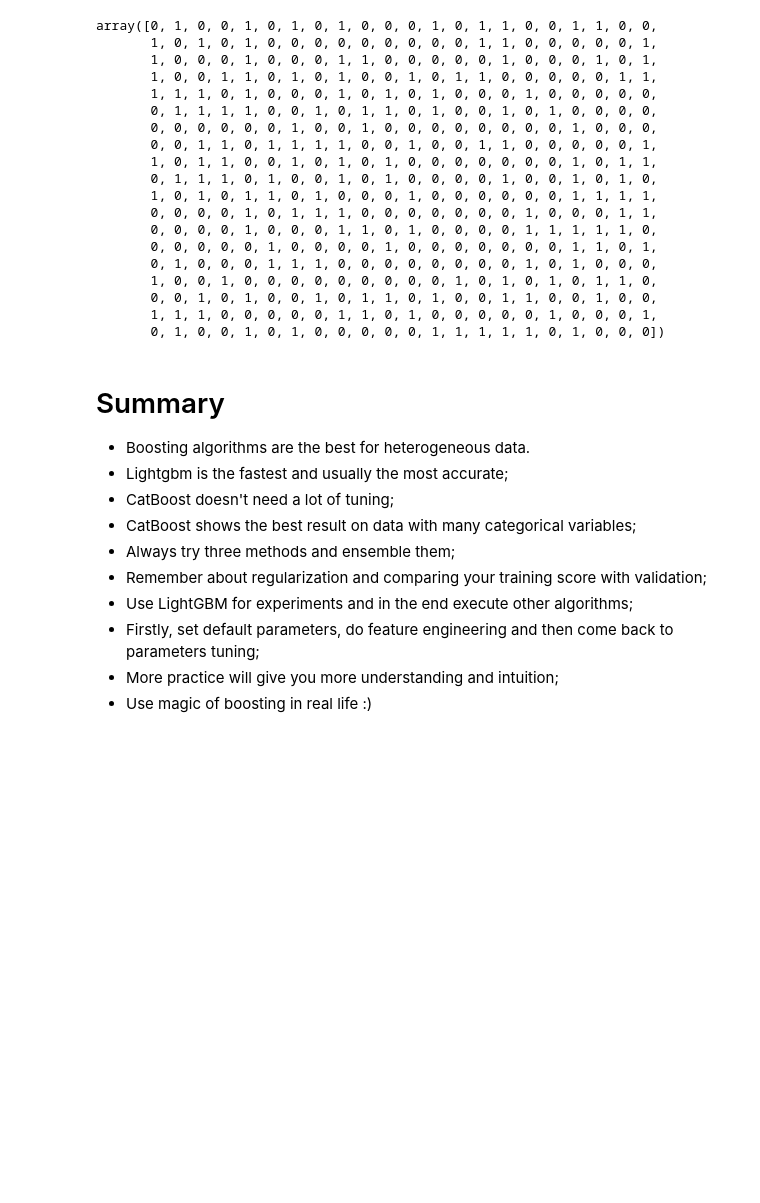
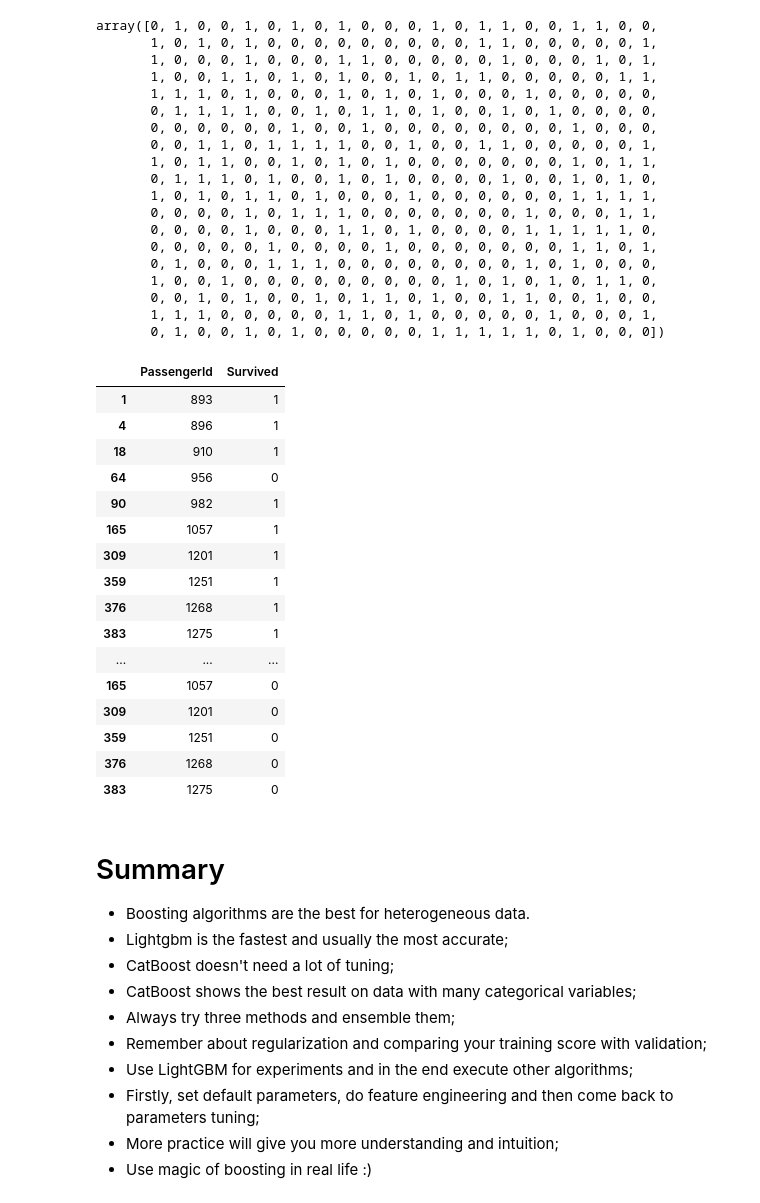
Before and after one commit to varrek/prjct_ml, a Jupyter notebook: hw8_boosting.ipynb, the cells around one changed output. Saved outputs shown, nothing was run; the diff lists cells and outputs as text; code cells hidden in the pictures; blank space fills up the shorter version.

```diff
--- a/hw8_boosting.ipynb
+++ b/hw8_boosting.ipynb
@@ -885,7 +873,7 @@ result.loc[result["test-Accuracy-mean"] == result["test-Accuracy-mean"].max()]
 | 12 | 12 | 0.816817 | 0.01448 | 0.865616 | 0.005201 | ... |
 | 13 | 13 | 0.816817 | 0.01448 | 0.866366 | 0.003440 | ... |
 # %%
-parameters['iterations'] = 54
+parameters['iterations'] = 20
 clf = ctb.CatBoostClassifier(**parameters)
 # %%
 clf.fit(X_train, y_train,
@@ -969,6 +957,28 @@ array([0, 1, 0, 0, 1, 0, 1, 0, 1, 0, 0, 0, 1, 0, 1, 1, 0, 0, 1, 1, 0, 0,
        0, 0, 1, 0, 1, 0, 0, 1, 0, 1, 1, 0, 1, 0, 0, 1, 1, 0, 0, 1, 0, 0,
        1, 1, 1, 0, 0, 0, 0, 0, 1, 1, 0, 1, 0, 0, 0, 0, 0, 1, 0, 0, 0, 1,
        0, 1, 0, 0, 1, 0, 1, 0, 0, 0, 0, 0, 1, 1, 1, 1, 1, 0, 1, 0, 0, 0])
+# %%
+y_078228_lgbm = pd.read_csv('submission_lightgbm.csv')
+# %%
+pd.concat([submission,y_078228_lgbm]).drop_duplicates(keep=False)
+# %% [output]
+|  | PassengerId | Survived |
+| 1 | 893 | 1 |
+| 4 | 896 | 1 |
+| 18 | 910 | 1 |
+| 64 | 956 | 0 |
+| 90 | 982 | 1 |
+| 165 | 1057 | 1 |
+| 309 | 1201 | 1 |
+| 359 | 1251 | 1 |
+| 376 | 1268 | 1 |
+| 383 | 1275 | 1 |
+| ... | ... | ... |
+| 165 | 1057 | 0 |
+| 309 | 1201 | 0 |
+| 359 | 1251 | 0 |
+| 376 | 1268 | 0 |
+| 383 | 1275 | 0 |
 # %% [markdown]
 # Summary
 
```
Also changed, not shown: parts of 20 cells of this notebook.
